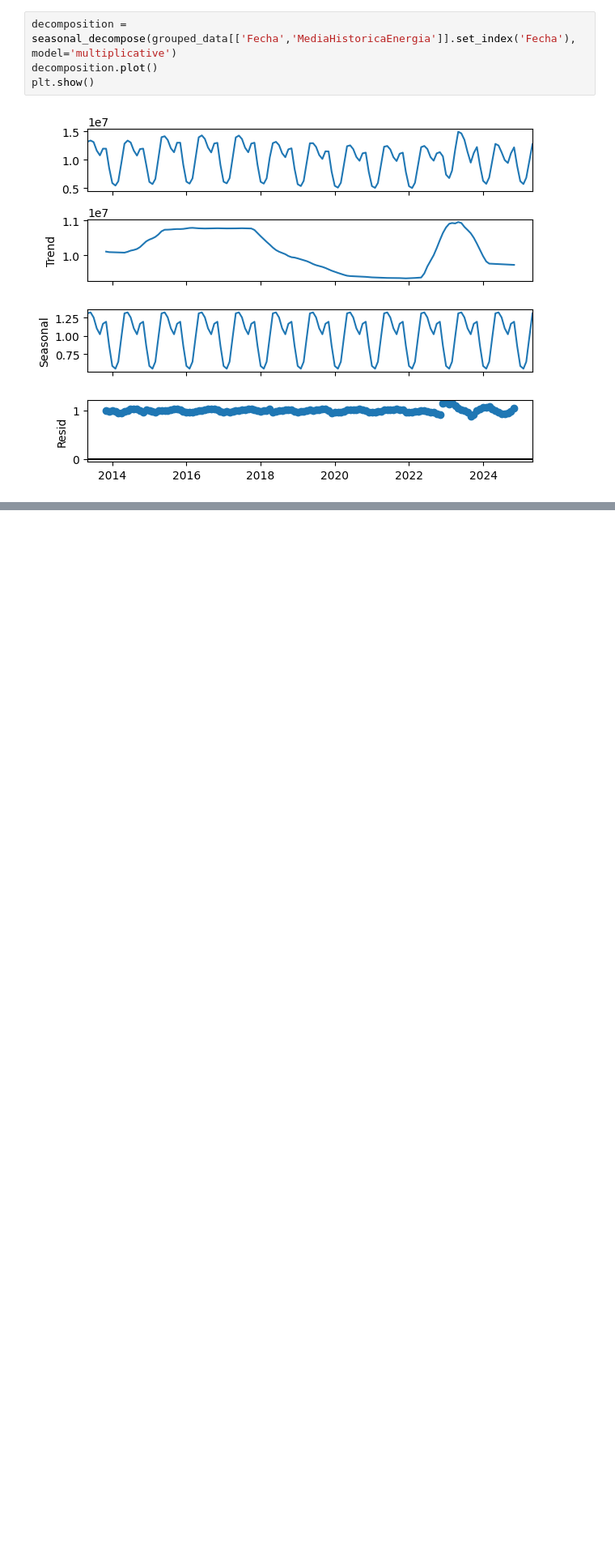
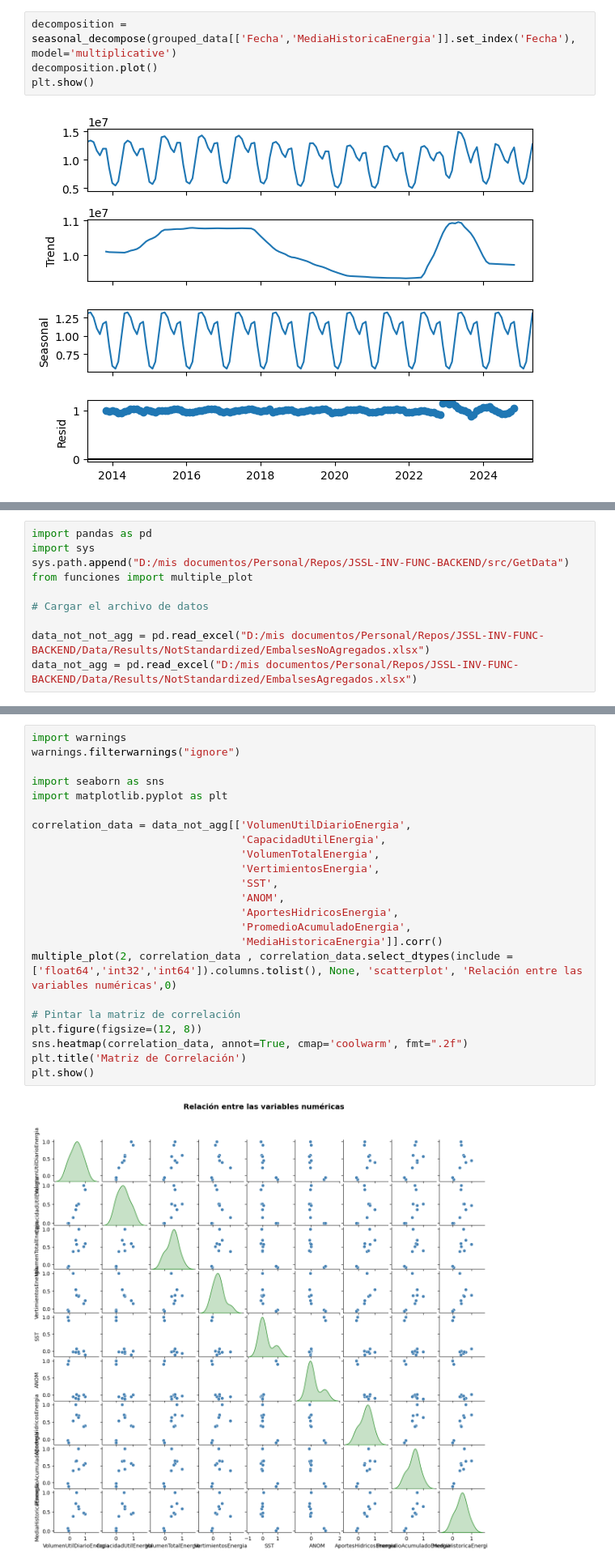
Before and after one commit to jsslTueniuane/JSSL-INV-FUNC-BACKEND, a Jupyter notebook: src/Analysis/ExploratoryAnalysis.ipynb, the cells around one changed output, grey strips where cells are left out. Shown at 81% size. Drawn from its saved outputs; the diff is of its cells as text; blank space fills up the shorter version.

```diff
--- a/src/Analysis/ExploratoryAnalysis.ipynb
+++ b/src/Analysis/ExploratoryAnalysis.ipynb
@@ -426,0 +371,10 @@ plt.show()
+# %%
+import pandas as pd
+import sys
+sys.path.append("D:/mis documentos/Personal/Repos/JSSL-INV-FUNC-BACKEND/src/GetData")
+from funciones import multiple_plot
+
+# Cargar el archivo de datos
+
+data_not_not_agg = pd.read_excel("D:/mis documentos/Personal/Repos/JSSL-INV-FUNC-BACKEND/Data/Results/NotStandardized/EmbalsesNoAgregados.xlsx")
+data_not_agg = pd.read_excel("D:/mis documentos/Personal/Repos/JSSL-INV-FUNC-BACKEND/Data/Results/NotStandardized/EmbalsesAgregados.xlsx")
@@ -426,0 +383,25 @@ plt.show()
+# %%
+import warnings
+warnings.filterwarnings("ignore")
+
+import seaborn as sns
+import matplotlib.pyplot as plt
+
+correlation_data = data_not_agg[['VolumenUtilDiarioEnergia',
+                                 'CapacidadUtilEnergia',
+                                 'VolumenTotalEnergia',
+                                 'VertimientosEnergia',
+                                 'SST',
+                                 'ANOM',
+                                 'AportesHidricosEnergia',
+                                 'PromedioAcumuladoEnergia',
+                                 'MediaHistoricaEnergia']].corr()
+multiple_plot(2, correlation_data , correlation_data.select_dtypes(include = ['float64','int32','int64']).columns.tolist(), None, 'scatterplot', 'Relación entre las variables numéricas',0)
+
+# Pintar la matriz de correlación
+plt.figure(figsize=(12, 8))
+sns.heatmap(correlation_data, annot=True, cmap='coolwarm', fmt=".2f")
+plt.title('Matriz de Correlación')
+plt.show()
+# %% [output]
+[figure, added]
```
Also changed, not shown: parts of 45 cells of this notebook, 8 other files.
